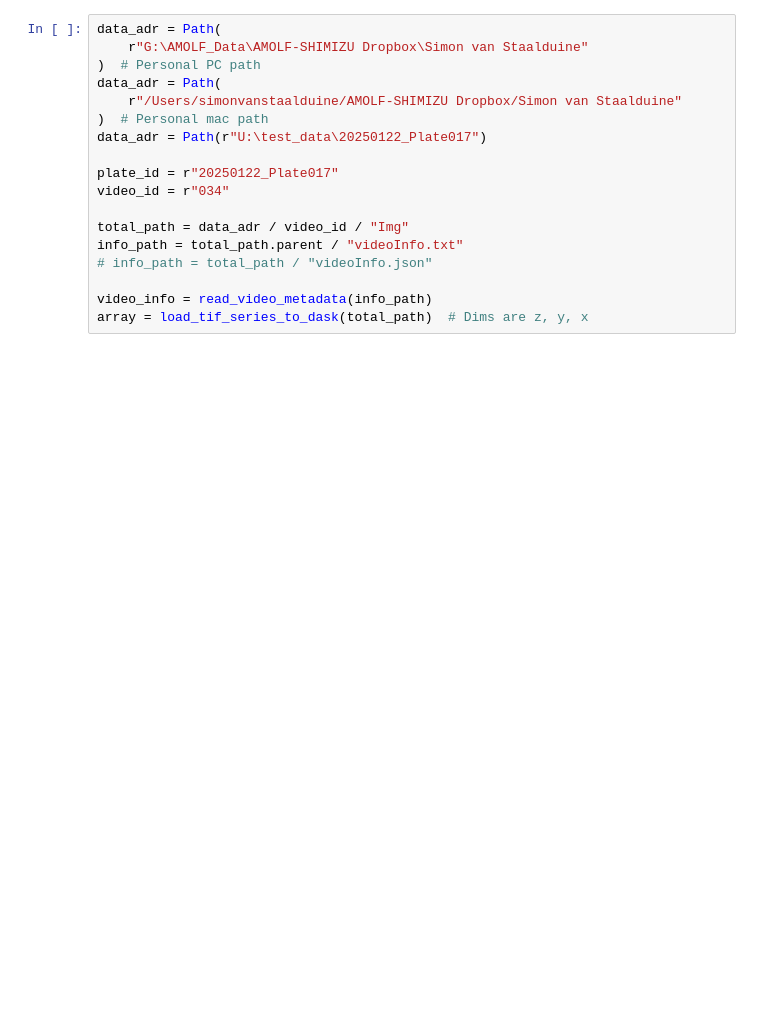
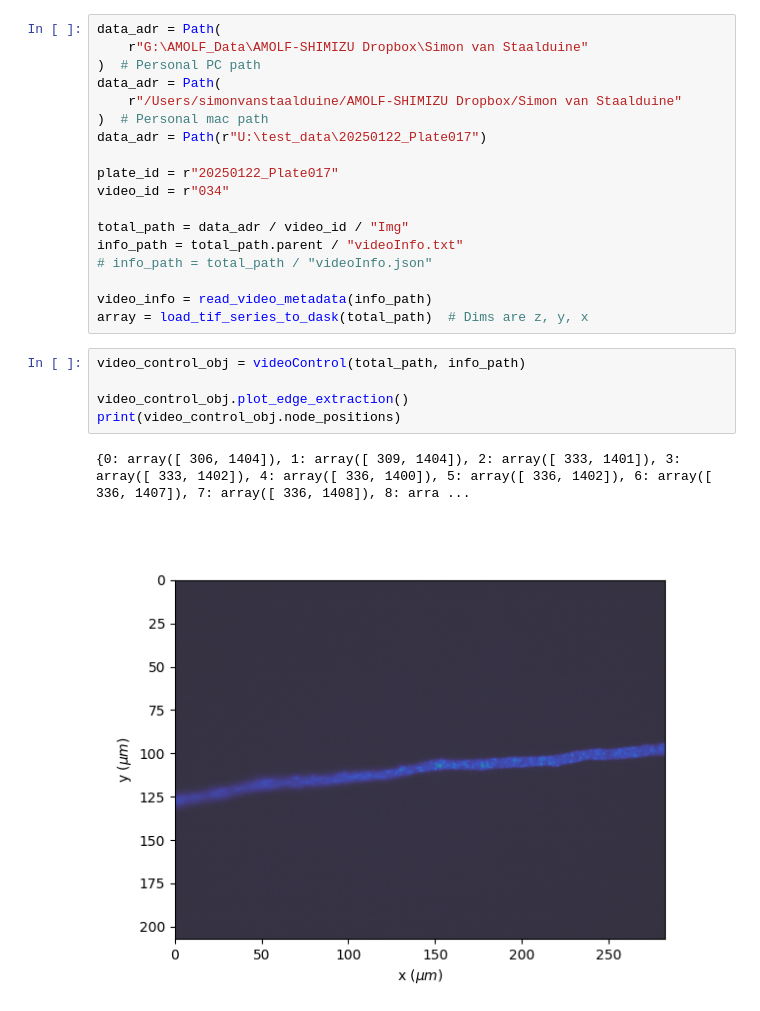
Before and after one commit to Staalduine/flow_analysis_comps, a Jupyter notebook: video_scratch_space.ipynb, the cells around one changed output. Saved outputs shown, nothing was run; the diff lists cells and outputs as text; blank space fills up the shorter version.

Commit message:
added video control functions

```diff
--- a/video_scratch_space.ipynb
+++ b/video_scratch_space.ipynb
@@ -32,6 +32,14 @@ info_path = total_path.parent / "videoInfo.txt"
 
 video_info = read_video_metadata(info_path)
 array = load_tif_series_to_dask(total_path)  # Dims are z, y, x
+# %%
+video_control_obj = videoControl(total_path, info_path)
+
+video_control_obj.plot_edge_extraction()
+print(video_control_obj.node_positions)
+# %% [output]
+{0: array([ 306, 1404]), 1: array([ 309, 1404]), 2: array([ 333, 1401]), 3: array([ 333, 1402]), 4: array([ 336, 1400]), 5: array([ 336, 1402]), 6: array([ 336, 1407]), 7: array([ 336, 1408]), 8: arra ...
+[figure, added]
 # %%
 line_height = 760
 # Cutting out an image with (z,x) axes
```
Also changed, not shown: parts of 5 cells of this notebook, 3 other files.
